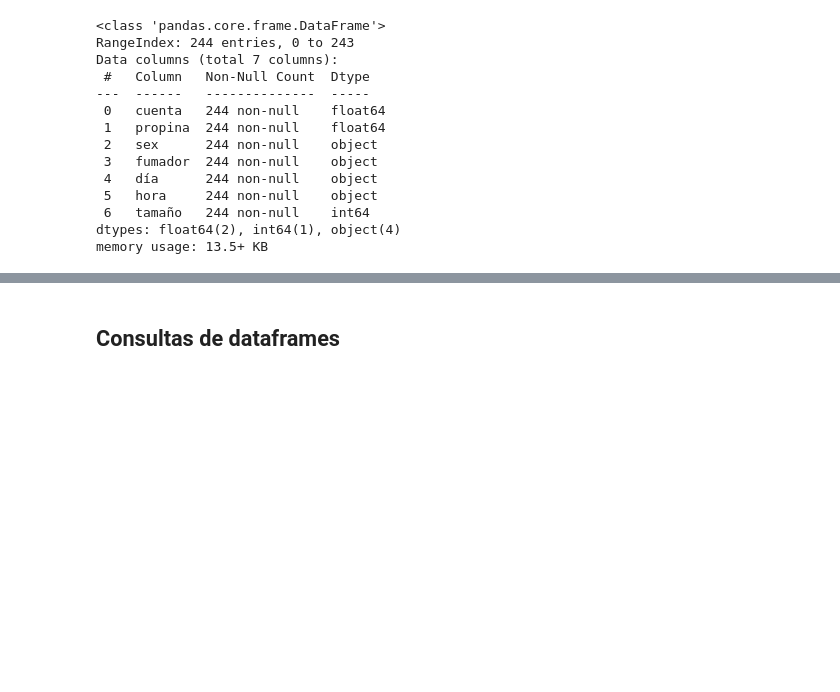
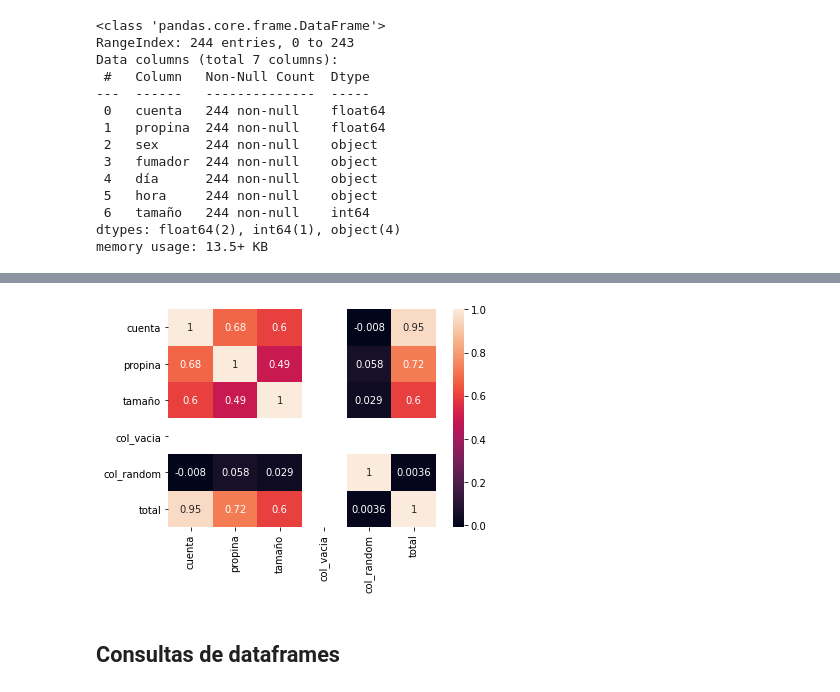
Before and after one commit to dgtrabada/python, a Jupyter notebook: 09_Pandas/pandas.ipynb, the cells around one changed output, grey strips where cells are left out. Drawn from its saved outputs; the diff is of its cells as text; code cells hidden in the pictures; blank space fills up the shorter version.

Commit message:
corr

```diff
--- a/09_Pandas/pandas.ipynb
+++ b/09_Pandas/pandas.ipynb
@@ -295,3 +312,10 @@ tips.corr()
+# %%
+import seaborn as sns
+import matplotlib.pyplot as plt
+sns.heatmap(tips.corr(), annot = True)
+plt.show()
+# %% [output]
+[figure, added]
 # %% [markdown]
 ## Consultas de dataframes
 # %% [markdown]
```
Also changed, not shown: parts of 7 cells of this notebook.
